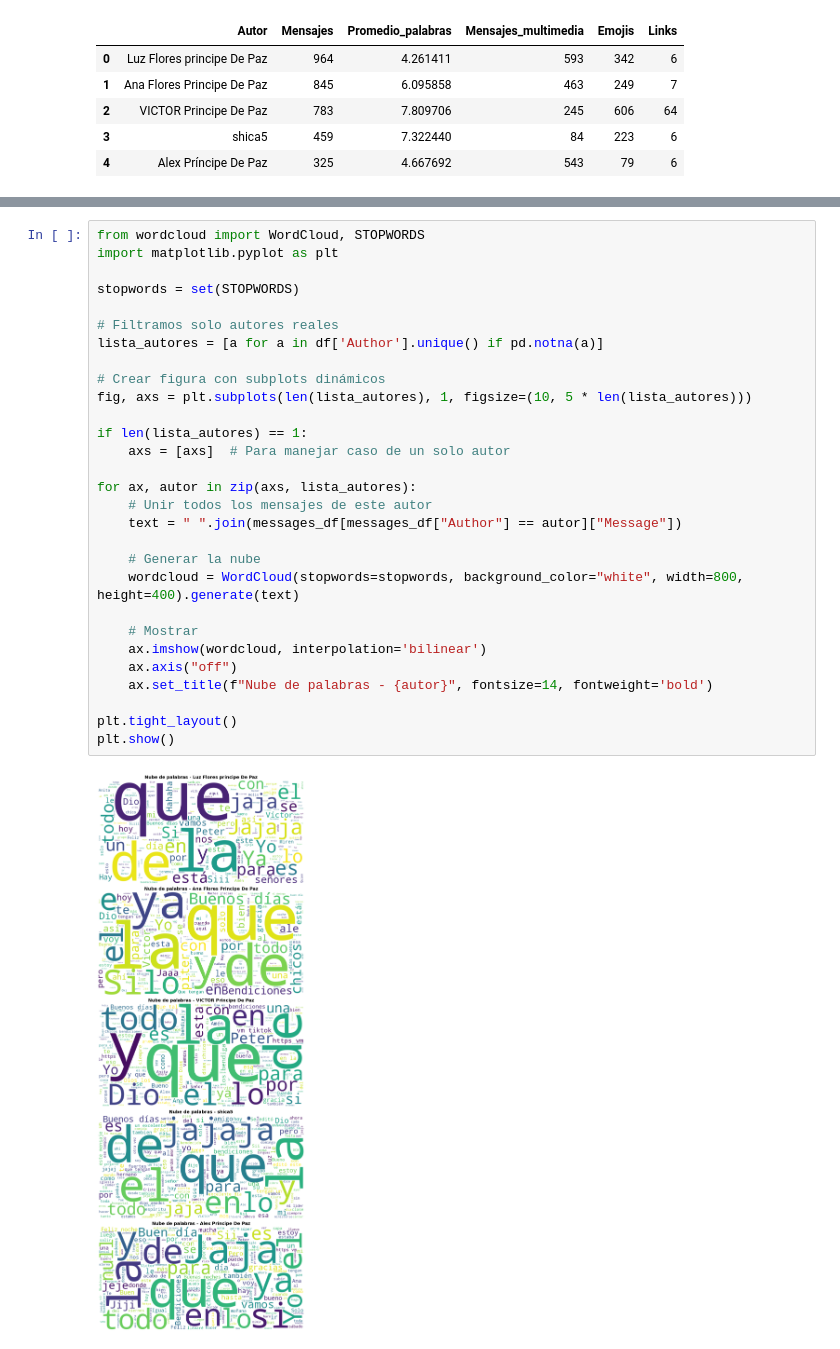
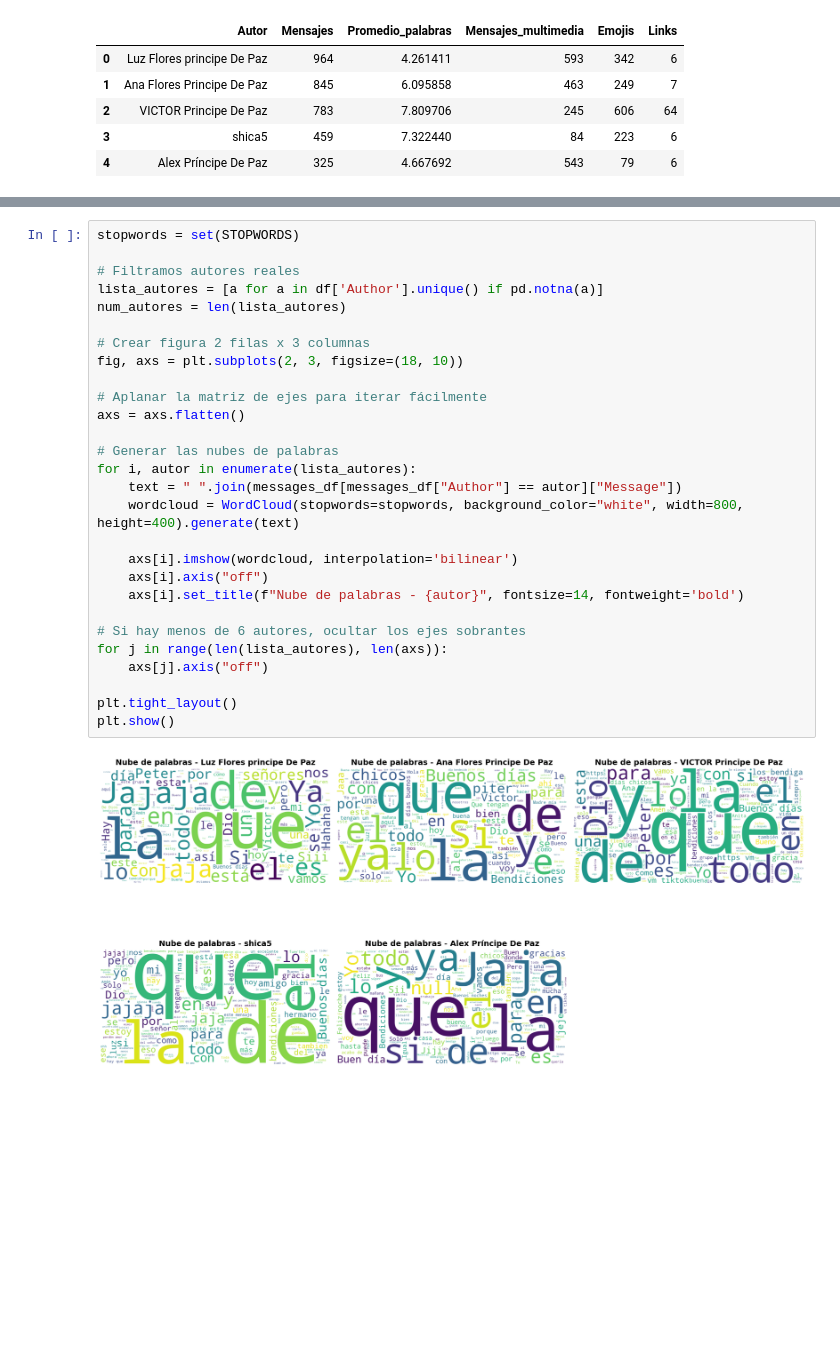
Before and after one commit to pshica/CdD_UAM, a Jupyter notebook: Proyectos/Análisis de chats de WhatsApp con Python.ipynb, the cells around one changed output, grey strips where cells are left out. Drawn from its saved outputs; the diff is of its cells as text; blank space fills up the shorter version.

```diff
--- a/Proyectos/Análisis de chats de WhatsApp con Python.ipynb
+++ b/Proyectos/Análisis de chats de WhatsApp con Python.ipynb
@@ -358,31 +334,30 @@ chicos: 136
 # %%
-from wordcloud import WordCloud, STOPWORDS
-import matplotlib.pyplot as plt
-
 stopwords = set(STOPWORDS)
 
-# Filtramos solo autores reales
+# Filtramos autores reales
 lista_autores = [a for a in df['Author'].unique() if pd.notna(a)]
+num_autores = len(lista_autores)
 
-# Crear figura con subplots dinámicos
-fig, axs = plt.subplots(len(lista_autores), 1, figsize=(10, 5 * len(lista_autores)))
+# Crear figura 2 filas x 3 columnas
+fig, axs = plt.subplots(2, 3, figsize=(18, 10))
 
-if len(lista_autores) == 1:
-    axs = [axs]  # Para manejar caso de un solo autor
+# Aplanar la matriz de ejes para iterar fácilmente
+axs = axs.flatten()
 
-for ax, autor in zip(axs, lista_autores):
-    # Unir todos los mensajes de este autor
+# Generar las nubes de palabras
+for i, autor in enumerate(lista_autores):
     text = " ".join(messages_df[messages_df["Author"] == autor]["Message"])
-
-    # Generar la nube
     wordcloud = WordCloud(stopwords=stopwords, background_color="white", width=800, height=400).generate(text)
 
-    # Mostrar
-    ax.imshow(wordcloud, interpolation='bilinear')
-    ax.axis("off")
-    ax.set_title(f"Nube de palabras - {autor}", fontsize=14, fontweight='bold')
+    axs[i].imshow(wordcloud, interpolation='bilinear')
+    axs[i].axis("off")
+    axs[i].set_title(f"Nube de palabras - {autor}", fontsize=14, fontweight='bold')
+
+# Si hay menos de 6 autores, ocultar los ejes sobrantes
+for j in range(len(lista_autores), len(axs)):
+    axs[j].axis("off")
 
 plt.tight_layout()
 plt.show()
 # %% [output]
-[figure, old version]
+[figure, new version]
```
Also changed, not shown: parts of 12 cells of this notebook.
